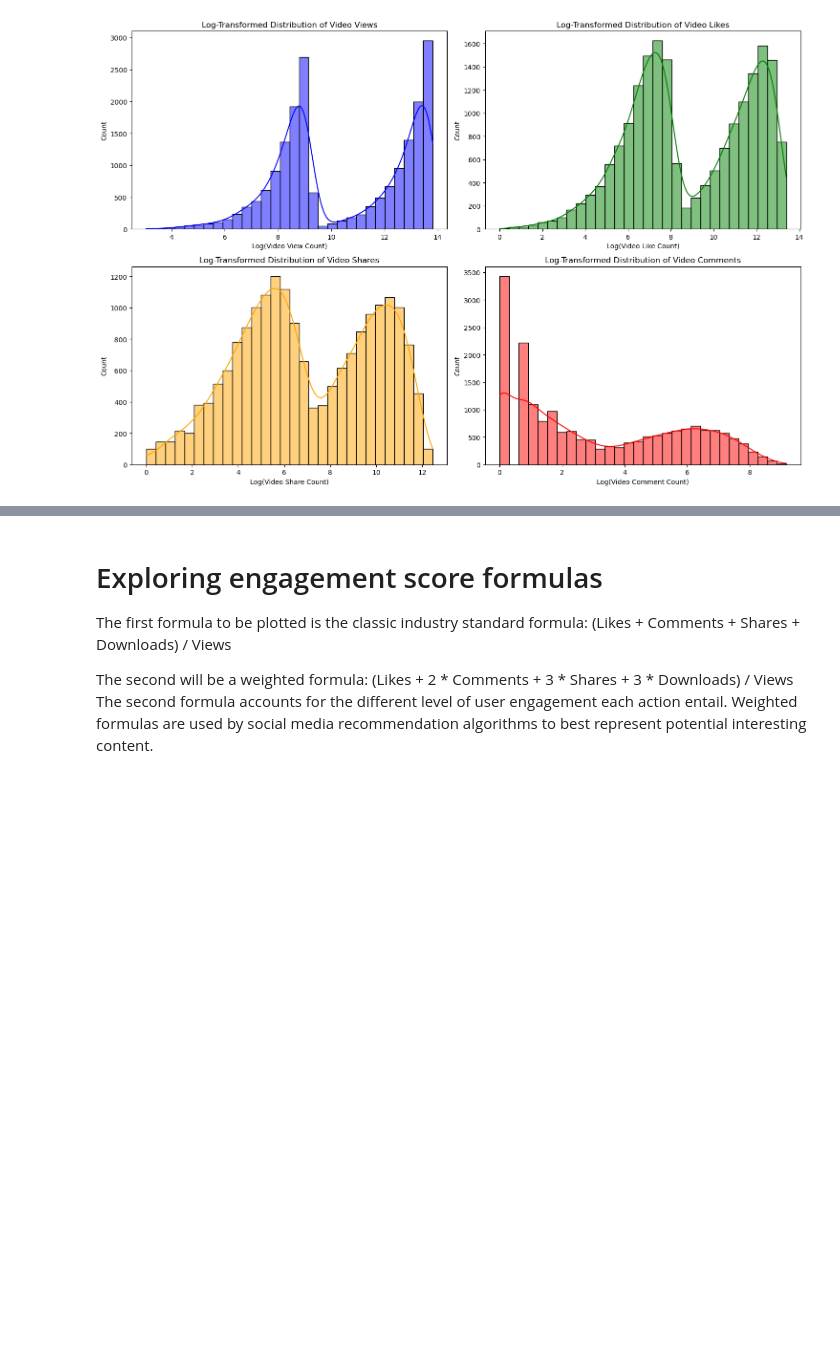
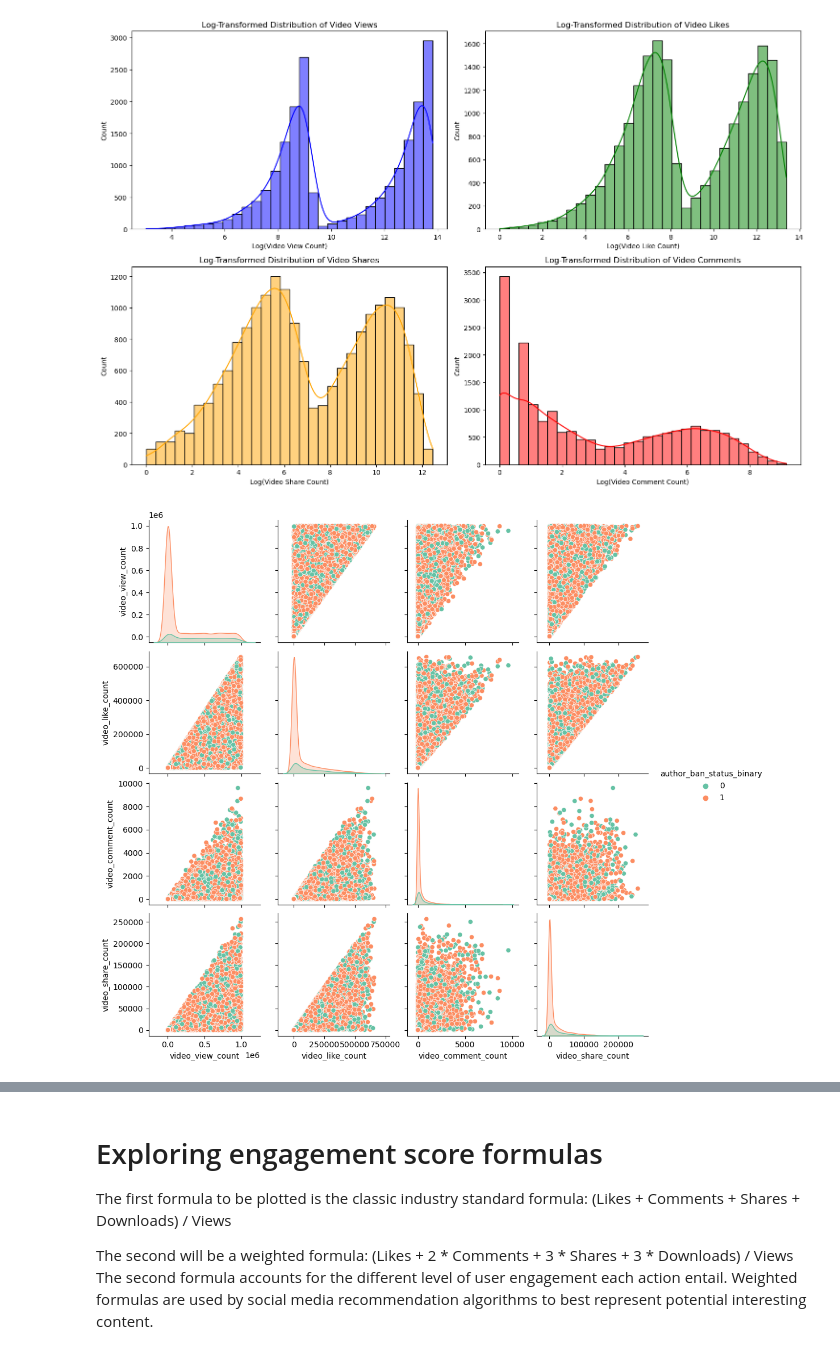
Before and after one commit to alejandra-sofia-dbb/tiktok-engagement-analysis, a Jupyter notebook: notebooks/unsupervised_learning_eda.ipynb, the cells around one changed output, grey strips where cells are left out. Cells and saved outputs as stored; diff of their text form; code cells hidden in the pictures; blank space fills up the shorter version.

Commit message:
Updated unsupervised learning EDA notebook with dataset loading fix

```diff
--- a/notebooks/unsupervised_learning_eda.ipynb
+++ b/notebooks/unsupervised_learning_eda.ipynb
@@ -13,7 +13,7 @@ import seaborn as sns
 # Data Overview
 # %%
 # Loading the data
-#df = pd.read_csv('/Users/alex/Desktop/github_projects/unsupervised_learning/tiktok_dataset2.csv')
+df = pd.read_csv('/Users/alex/tiktok-engagement-analysis/data/tiktok_dataset.csv')
 
 # A quick overview of the dataset
 df.head()
@@ -132,3 +134,11 @@ plt.tight_layout()
 plt.show()
 # %% [output]
 [figure]
+# %%
+# Creating a pairplot
+
+columns_to_plot = ['video_view_count', 'video_like_count', 'video_comment_count', 'video_share_count', 'author_ban_status_binary']
+sns.pairplot(df[columns_to_plot], hue='author_ban_status_binary', diag_kind='kde', palette='Set2')
+plt.show()
+# %% [output]
+[figure, added]
```
Also changed, not shown: parts of 7 cells of this notebook.
